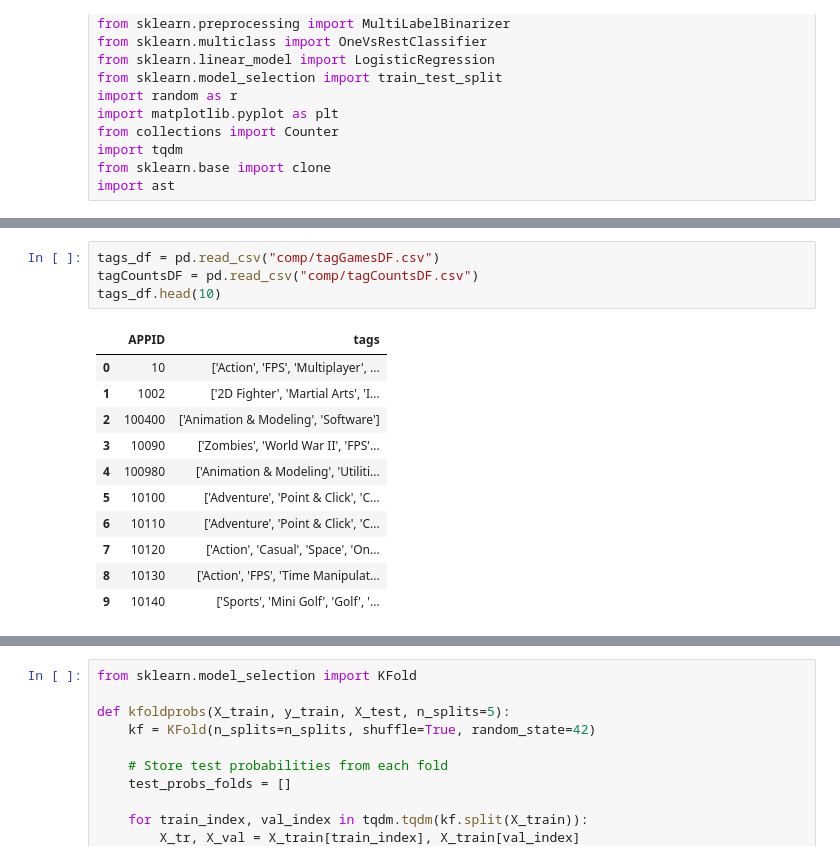
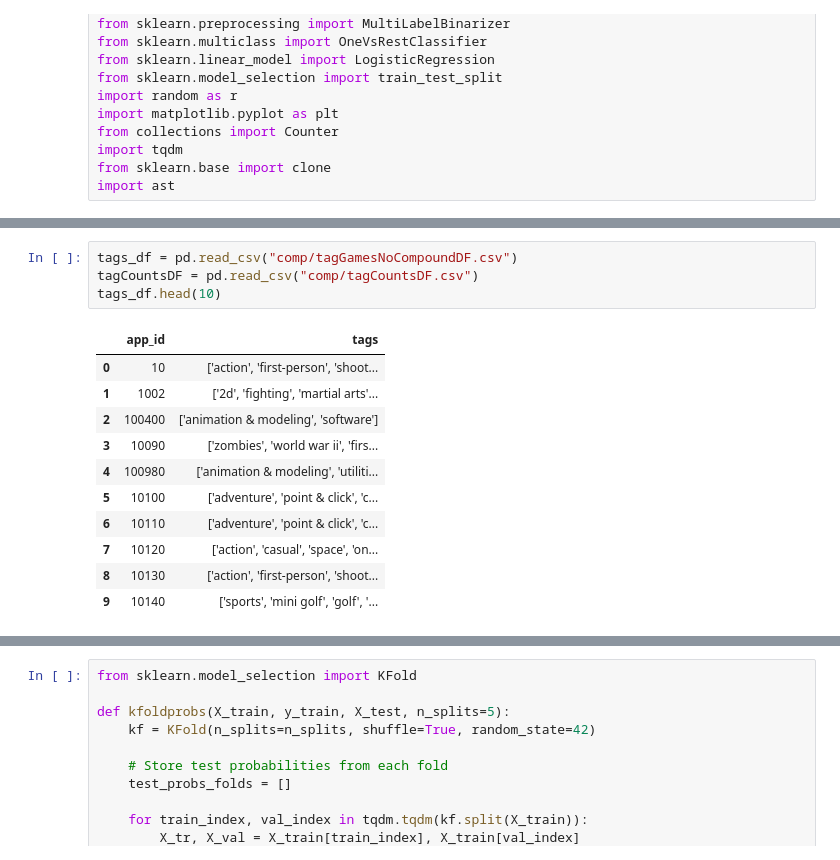
Before and after one commit to JorisVlaar/NLP_Project_Group_36, a Jupyter notebook: project2.ipynb, the cells around one changed output, grey strips where cells are left out. Saved outputs shown, nothing was run; the diff lists cells and outputs as text.

```diff
--- a/project2.ipynb
+++ b/project2.ipynb
@@ -24,17 +29,17 @@ Loading datasets...
 # %%
-tags_df = pd.read_csv("comp/tagGamesDF.csv")
+tags_df = pd.read_csv("comp/tagGamesNoCompoundDF.csv")
 tagCountsDF = pd.read_csv("comp/tagCountsDF.csv")
 tags_df.head(10)
 # %% [output]
-|  | APPID | tags |
-| 0 | 10 | ['Action', 'FPS', 'Multiplayer', ... |
-| 1 | 1002 | ['2D Fighter', 'Martial Arts', 'I... |
-| 2 | 100400 | ['Animation & Modeling', 'Software'] |
-| 3 | 10090 | ['Zombies', 'World War II', 'FPS'... |
-| 4 | 100980 | ['Animation & Modeling', 'Utiliti... |
-| 5 | 10100 | ['Adventure', 'Point & Click', 'C... |
-| 6 | 10110 | ['Adventure', 'Point & Click', 'C... |
-| 7 | 10120 | ['Action', 'Casual', 'Space', 'On... |
-| 8 | 10130 | ['Action', 'FPS', 'Time Manipulat... |
-| 9 | 10140 | ['Sports', 'Mini Golf', 'Golf', '... |
+|  | app_id | tags |
+| 0 | 10 | ['action', 'first-person', 'shoot... |
+| 1 | 1002 | ['2d', 'fighting', 'martial arts'... |
+| 2 | 100400 | ['animation & modeling', 'software'] |
+| 3 | 10090 | ['zombies', 'world war ii', 'firs... |
+| 4 | 100980 | ['animation & modeling', 'utiliti... |
+| 5 | 10100 | ['adventure', 'point & click', 'c... |
+| 6 | 10110 | ['adventure', 'point & click', 'c... |
+| 7 | 10120 | ['action', 'casual', 'space', 'on... |
+| 8 | 10130 | ['action', 'first-person', 'shoot... |
+| 9 | 10140 | ['sports', 'mini golf', 'golf', '... |
 # %%
```
Also changed, not shown: parts of 28 cells of this notebook, 8 other files.
